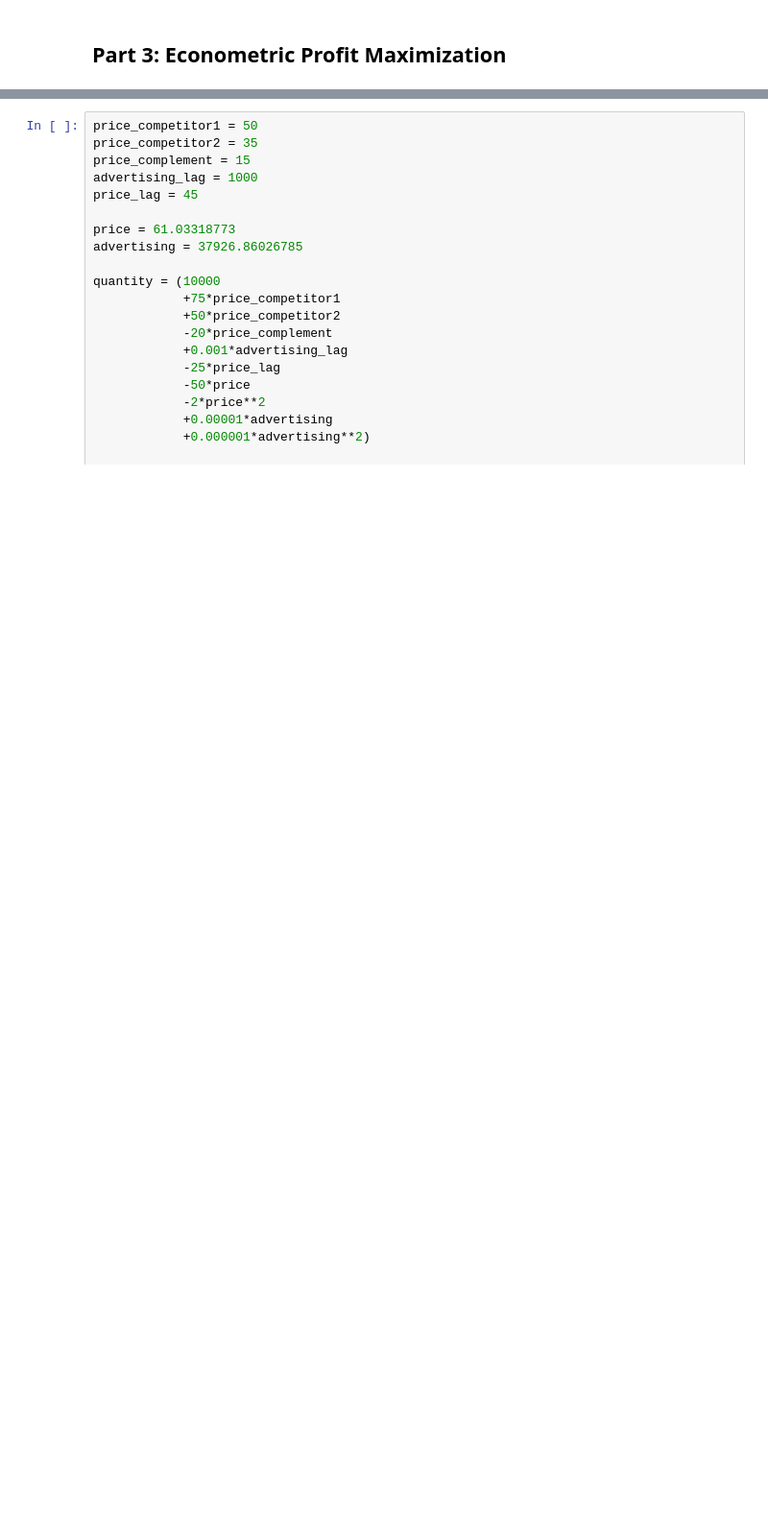
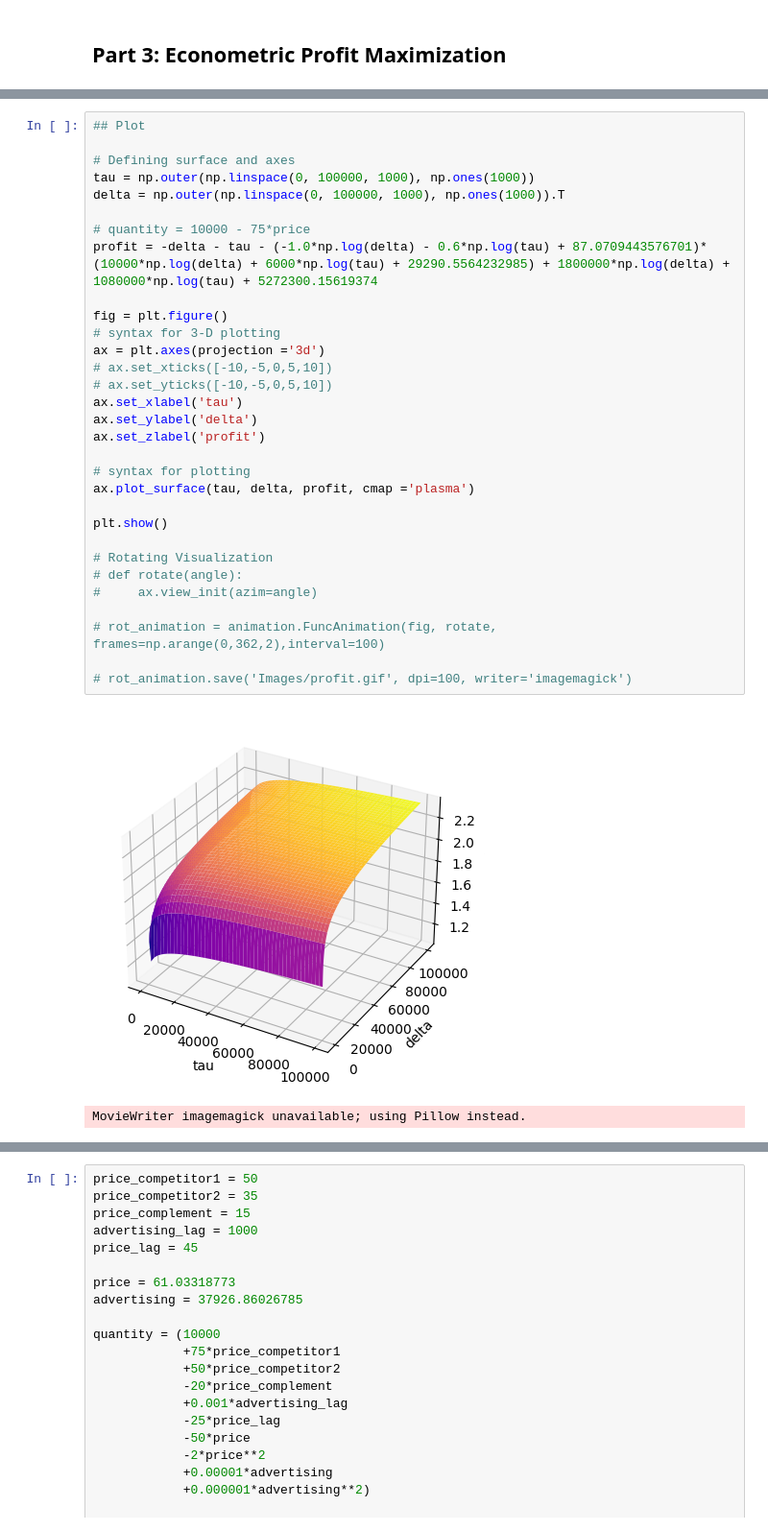
Before and after one commit to jakepenzak/blog-posts, a Jupyter notebook: Optimization/Main Driver.ipynb, the cells around one changed output, grey strips where cells are left out. Shown at 96% size. Drawn from its saved outputs; the diff is of its cells as text; blank space fills up the shorter version.

```diff
--- a/Optimization/Main Driver.ipynb
+++ b/Optimization/Main Driver.ipynb
@@ -267,0 +424,34 @@ Convergence Achieved (4 iterations): Solution = {digital_advertising: 69512.4158
+# %%
+## Plot
+
+# Defining surface and axes
+tau = np.outer(np.linspace(0, 100000, 1000), np.ones(1000))
+delta = np.outer(np.linspace(0, 100000, 1000), np.ones(1000)).T
+
+# quantity = 10000 - 75*price
+profit = -delta - tau - (-1.0*np.log(delta) - 0.6*np.log(tau) + 87.0709443576701)*(10000*np.log(delta) + 6000*np.log(tau) + 29290.5564232985) + 1800000*np.log(delta) + 1080000*np.log(tau) + 5272300.15619374
+
+fig = plt.figure()
+# syntax for 3-D plotting
+ax = plt.axes(projection ='3d')
+# ax.set_xticks([-10,-5,0,5,10])
+# ax.set_yticks([-10,-5,0,5,10])
+ax.set_xlabel('tau')
+ax.set_ylabel('delta')
+ax.set_zlabel('profit')
+
+# syntax for plotting
+ax.plot_surface(tau, delta, profit, cmap ='plasma')
+
+plt.show()
+
+# Rotating Visualization
+# def rotate(angle):
+#     ax.view_init(azim=angle)
+
+# rot_animation = animation.FuncAnimation(fig, rotate, frames=np.arange(0,362,2),interval=100)
+
+# rot_animation.save('Images/profit.gif', dpi=100, writer='imagemagick')
+# %% [output]
+[figure, added]
+MovieWriter imagemagick unavailable; using Pillow instead.
```
Also changed, not shown: parts of 26 cells of this notebook.
